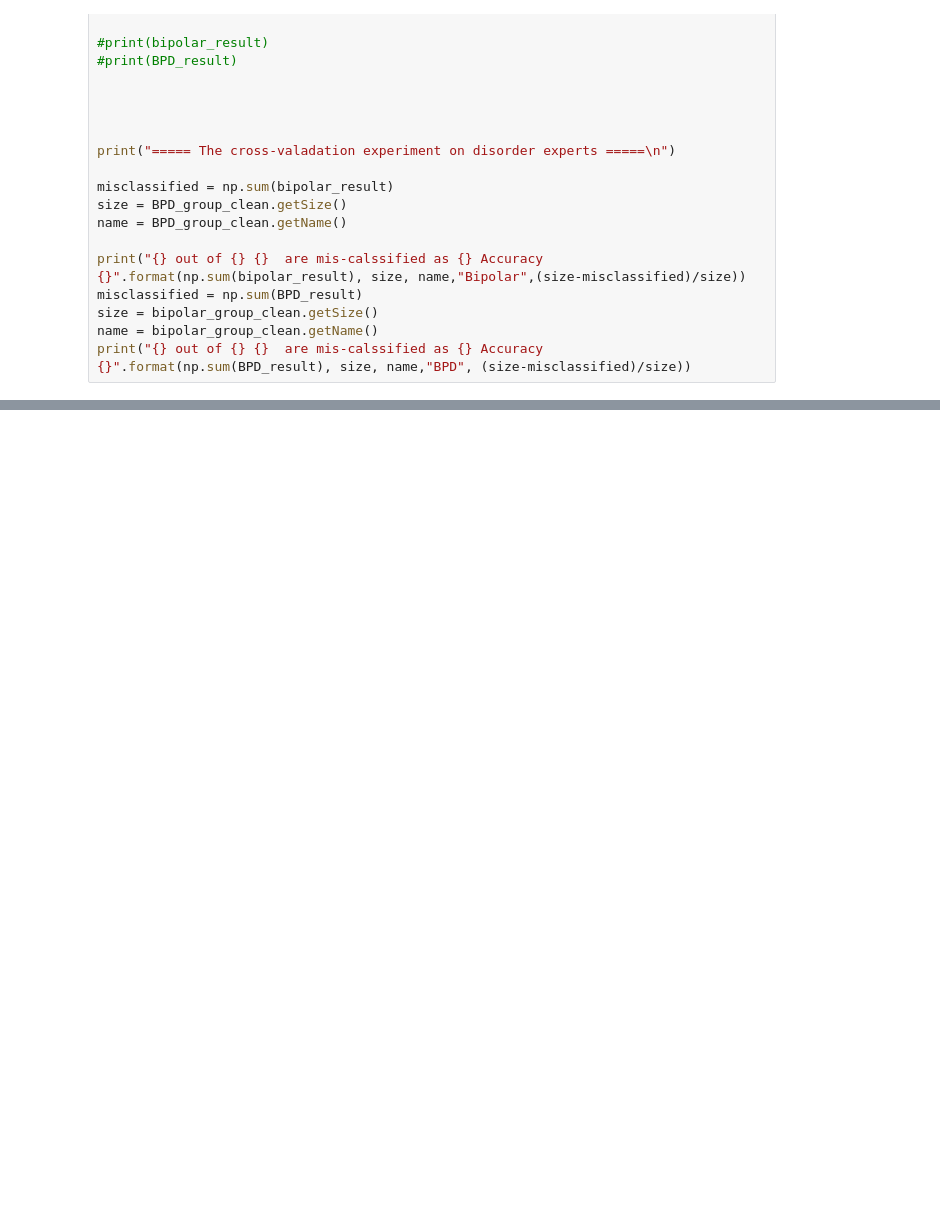
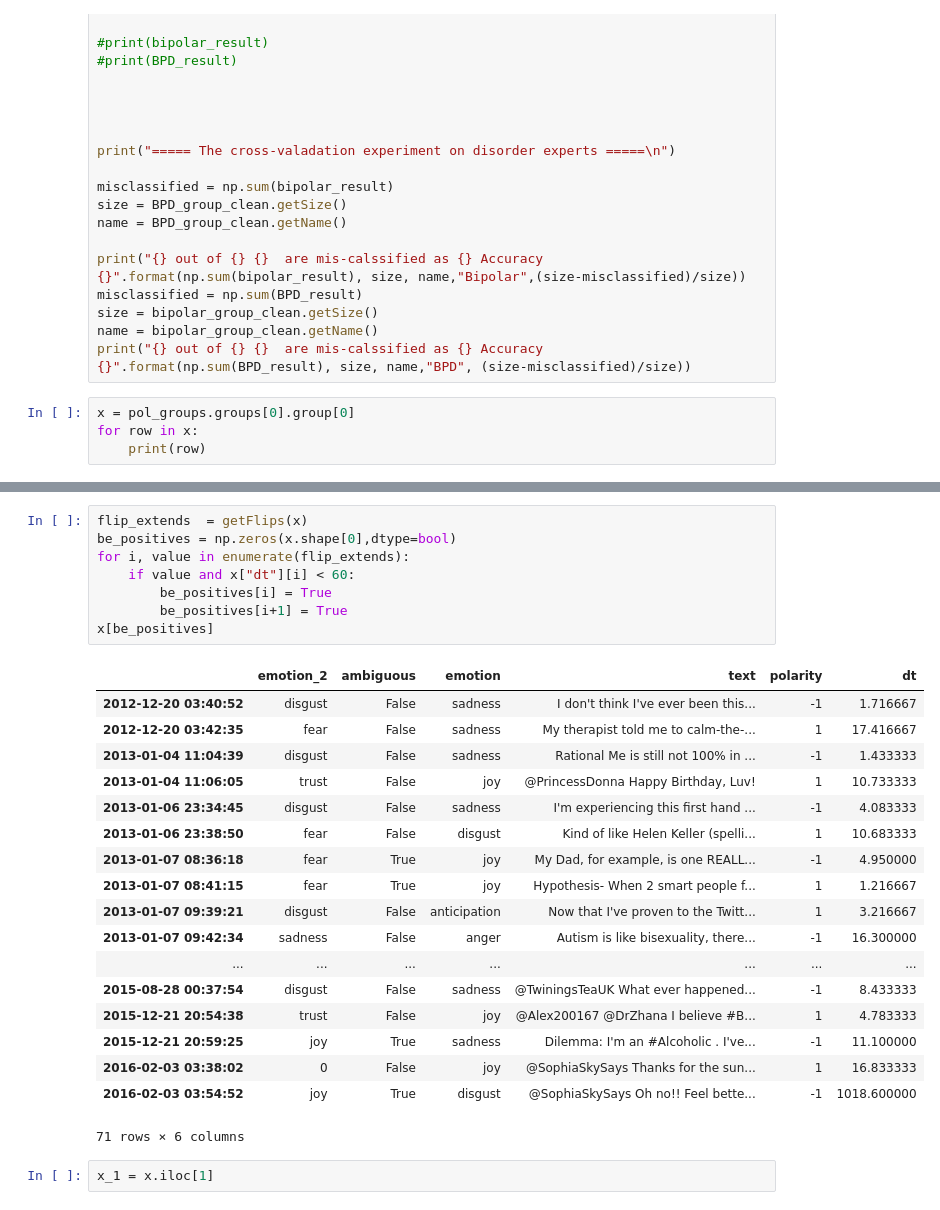
Before and after one commit to omarsar/midas_api, a Jupyter notebook: 4_prediction_visualization/prediction_evaluation.ipynb, the cells around one changed output, grey strips where cells are left out. Cells and saved outputs as stored; diff of their text form; blank space fills up the shorter version.

```diff
--- a/4_prediction_visualization/prediction_evaluation.ipynb
+++ b/4_prediction_visualization/prediction_evaluation.ipynb
@@ -1404,3 +1835,7 @@ misclassified = np.sum(BPD_result)
 size = bipolar_group_clean.getSize()
 name = bipolar_group_clean.getName()
 print("{} out of {} {}  are mis-calssified as {} Accuracy {}".format(np.sum(BPD_result), size, name,"BPD", (size-misclassified)/size))
+# %%
+x = pol_groups.groups[0].group[0]
+for row in x:
+    print(row)
@@ -1406,0 +1860,29 @@ print("{} out of {} {}  are mis-calssified as {} Accuracy {}".format(np.sum(BPD_
+# %%
+flip_extends  = getFlips(x)
+be_positives = np.zeros(x.shape[0],dtype=bool)
+for i, value in enumerate(flip_extends):
+    if value and x["dt"][i] < 60:
+        be_positives[i] = True
+        be_positives[i+1] = True
+x[be_positives]
+# %% [output]
+|  | emotion_2 | ambiguous | emotion | text | polarity | dt |
+| 2012-12-20 03:40:52 | disgust | False | sadness | I don't think I've ever been this... | -1 | 1.716667 |
+| 2012-12-20 03:42:35 | fear | False | sadness | My therapist told me to calm-the-... | 1 | 17.416667 |
+| 2013-01-04 11:04:39 | disgust | False | sadness | Rational Me is still not 100% in ... | -1 | 1.433333 |
+| 2013-01-04 11:06:05 | trust | False | joy | @PrincessDonna Happy Birthday, Luv! | 1 | 10.733333 |
+| 2013-01-06 23:34:45 | disgust | False | sadness | I'm experiencing this first hand ... | -1 | 4.083333 |
+| 2013-01-06 23:38:50 | fear | False | disgust | Kind of like Helen Keller (spelli... | 1 | 10.683333 |
+| 2013-01-07 08:36:18 | fear | True | joy | My Dad, for example, is one REALL... | -1 | 4.950000 |
+| 2013-01-07 08:41:15 | fear | True | joy | Hypothesis- When 2 smart people f... | 1 | 1.216667 |
+| 2013-01-07 09:39:21 | disgust | False | anticipation | Now that I've proven to the Twitt... | 1 | 3.216667 |
+| 2013-01-07 09:42:34 | sadness | False | anger | Autism is like bisexuality, there... | -1 | 16.300000 |
+| ... | ... | ... | ... | ... | ... | ... |
+| 2015-08-28 00:37:54 | disgust | False | sadness | @TwiningsTeaUK What ever happened... | -1 | 8.433333 |
+| 2015-12-21 20:54:38 | trust | False | joy | @Alex200167 @DrZhana I believe #B... | 1 | 4.783333 |
+| 2015-12-21 20:59:25 | joy | True | sadness | Dilemma: I'm an #Alcoholic . I've... | -1 | 11.100000 |
+| 2016-02-03 03:38:02 | 0 | False | joy | @SophiaSkySays Thanks for the sun... | 1 | 16.833333 |
+| 2016-02-03 03:54:52 | joy | True | disgust | @SophiaSkySays Oh no!! Feel bette... | -1 | 1018.600000 |
+71 rows × 6 columns
+# %%
+x_1 = x.iloc[1]
```
Also changed, not shown: parts of 24 cells of this notebook, 6 other files.
